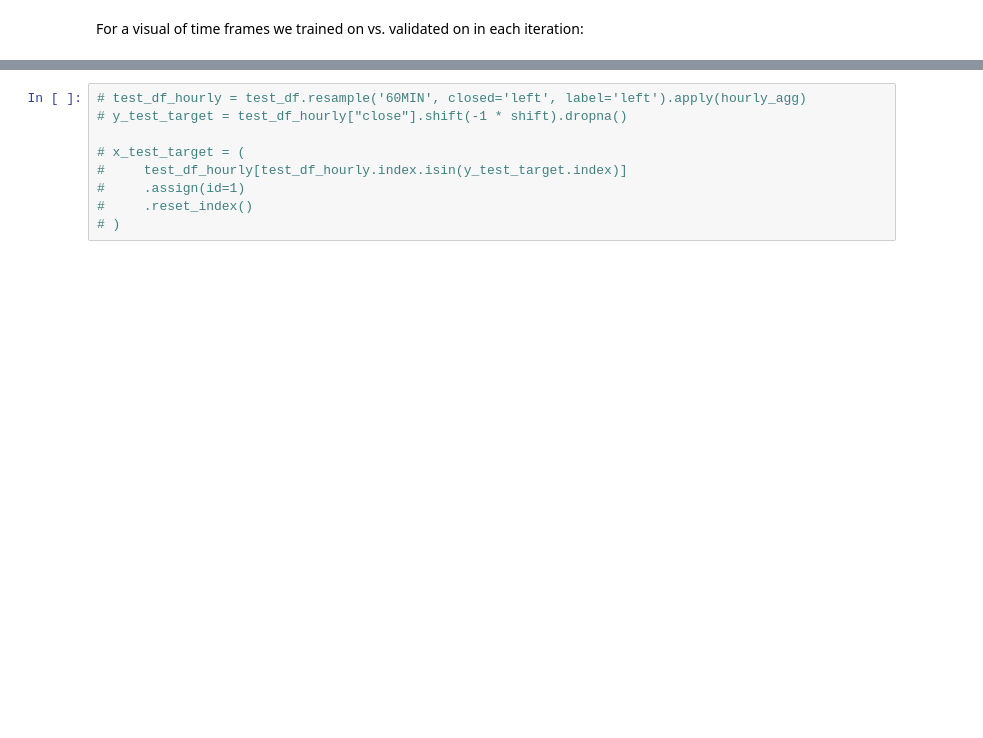
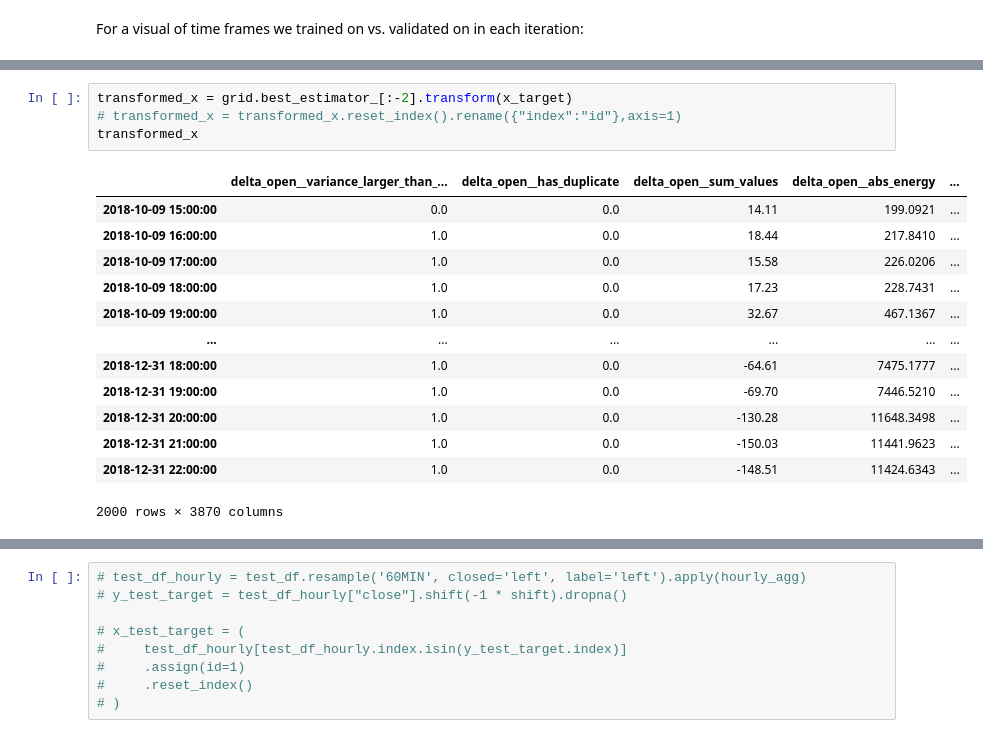
Before and after one commit to dbandrews/bitcoin-trading, a Jupyter notebook: pricing_analysis.ipynb, the cells around one changed output, grey strips where cells are left out. Cells and saved outputs as stored; diff of their text form; blank space fills up the shorter version.

```diff
--- a/pricing_analysis.ipynb
+++ b/pricing_analysis.ipynb
@@ -691,0 +747,18 @@ for train_ix, test_ix in splitter.split(x_target['close'], y_target, groups):
+# %%
+transformed_x = grid.best_estimator_[:-2].transform(x_target)
+# transformed_x = transformed_x.reset_index().rename({"index":"id"},axis=1)
+transformed_x
+# %% [output]
+|  | delta_open__variance_larger_than_... | delta_open__has_duplicate | delta_open__sum_values | delta_open__abs_energy | ... |
+| 2018-10-09 15:00:00 | 0.0 | 0.0 | 14.11 | 199.0921 | ... |
+| 2018-10-09 16:00:00 | 1.0 | 0.0 | 18.44 | 217.8410 | ... |
+| 2018-10-09 17:00:00 | 1.0 | 0.0 | 15.58 | 226.0206 | ... |
+| 2018-10-09 18:00:00 | 1.0 | 0.0 | 17.23 | 228.7431 | ... |
+| 2018-10-09 19:00:00 | 1.0 | 0.0 | 32.67 | 467.1367 | ... |
+| ... | ... | ... | ... | ... | ... |
+| 2018-12-31 18:00:00 | 1.0 | 0.0 | -64.61 | 7475.1777 | ... |
+| 2018-12-31 19:00:00 | 1.0 | 0.0 | -69.70 | 7446.5210 | ... |
+| 2018-12-31 20:00:00 | 1.0 | 0.0 | -130.28 | 11648.3498 | ... |
+| 2018-12-31 21:00:00 | 1.0 | 0.0 | -150.03 | 11441.9623 | ... |
+| 2018-12-31 22:00:00 | 1.0 | 0.0 | -148.51 | 11424.6343 | ... |
+2000 rows × 3870 columns
```
Also changed, not shown: parts of 23 cells of this notebook, 1 other file.
